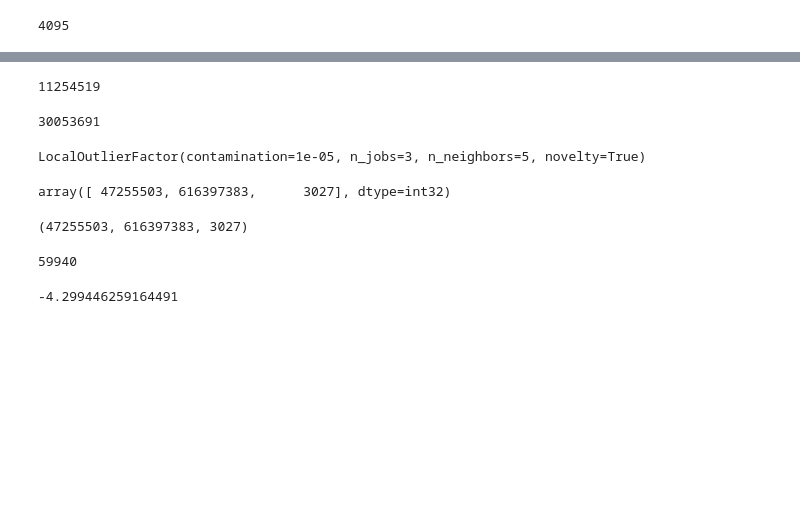
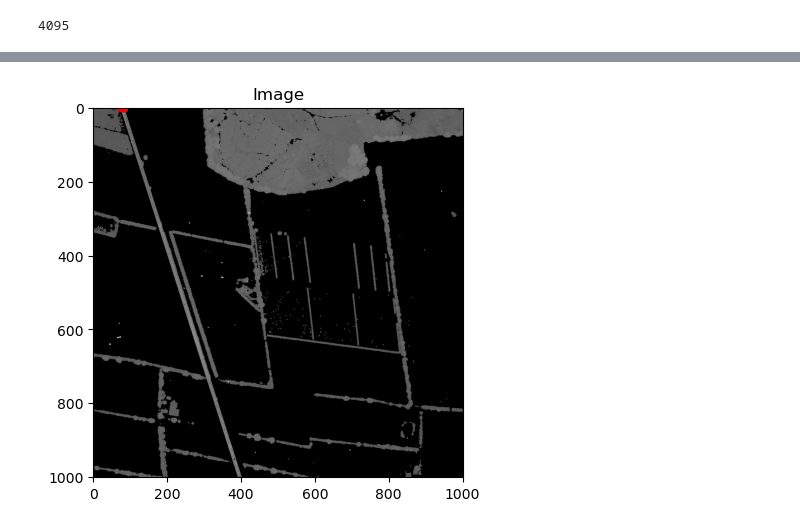
Before and after one commit to j-friis/master-thesis, a Jupyter notebook: Code/ProcessResults.ipynb, the cells around one changed output, grey strips where cells are left out. Cells and saved outputs as stored; diff of their text form; code cells hidden in the pictures; blank space fills up the shorter version.

```diff
--- a/Code/ProcessResults.ipynb
+++ b/Code/ProcessResults.ipynb
@@ -350,5 +320,5 @@ for multi_pol in simplified_all_multi_polygons:
 # %%
-las = laspy.read(r'/home/frederik/data/TestData/data/LazFilesWithHeightParam/PUNKTSKY_00005_1km_6163_472_hag_nn.laz')
+las = laspy.read(r'/home/frederik/data/TestData/data/LazFilesWithHeightParam/PUNKTSKY_00005_1km_6134_518_hag_nn.laz')
 # %% [output]
 4095
 # %%
@@ -450,23 +424,11 @@ print(np.sum(new_las.classification == 14))
-# %%
-len(las[indexes_needed])
-# %% [output]
-11254519
 # %%
-len(las)
+miss_classified_mask = (las.classification == 14) & np.invert(indexes_needed)
+x_values_miss = x_values[miss_classified_mask]
+y_values_miss = y_values[miss_classified_mask]
-# %% [output]
-30053691
 # %%
-
-
-clf = LocalOutlierFactor(n_neighbors=5, contamination=0.00001, novelty=True, n_jobs=3)
-clf.fit(point_data)
+plt.title("Image")
+plt.imshow(image, cmap='gray')
+plt.scatter(x_values_miss, y_values_miss, color='r', s=20, marker='o')
+plt.show()
 # %% [output]
-LocalOutlierFactor(contamination=1e-05, n_jobs=3, n_neighbors=5, novelty=True)
+[figure, added]
-# %%
-point_data[0]
-# %% [output]
-array([ 47255503, 616397383,      3027], dtype=int32)
-# %%
-new_las[0].X, new_las[0].Y, new_las[0].Z
-# %% [output]
-(47255503, 616397383, 3027)
@@ -481,9 +435,18 @@ o3d.visualization.draw_geometries([geom])
-# %%
-np.sum(new_las[preds == 1].classification == 14)
-# %% [output]
-59940
 # %%
-np.min(clf.negative_outlier_factor_[new_las.classification == 14])
+def GetPathRelations(full_path_to_data):
+    ground_removed_image_paths = []
+    laz_point_cloud_paths = []
+
+    # Find full path to all images
+    for path in glob.glob(full_path_to_data+'data/ImagesGroundRemovedSmall/*'):
+        ground_removed_image_paths.append(path)
+
+    # Find full path to all laz files
+    for path in glob.glob(full_path_to_data+'data/LazFilesWithHeightRemoved/*'):
+        laz_point_cloud_paths.append(path)
+
+    ground_removed_image_paths.sort()
+    laz_point_cloud_paths.sort()
+    assert(len(ground_removed_image_paths)==len(laz_point_cloud_paths))
+    return ground_removed_image_paths, laz_point_cloud_paths
-# %% [output]
--4.299446259164491
 # %%
```
Also changed, not shown: parts of 20 cells of this notebook, 2 other files.
